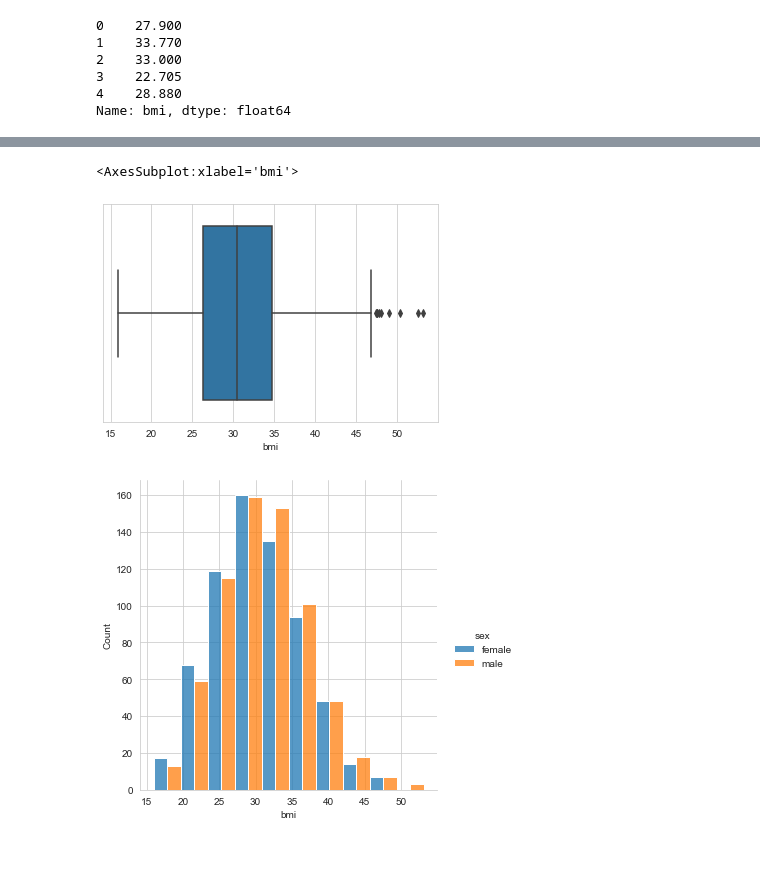
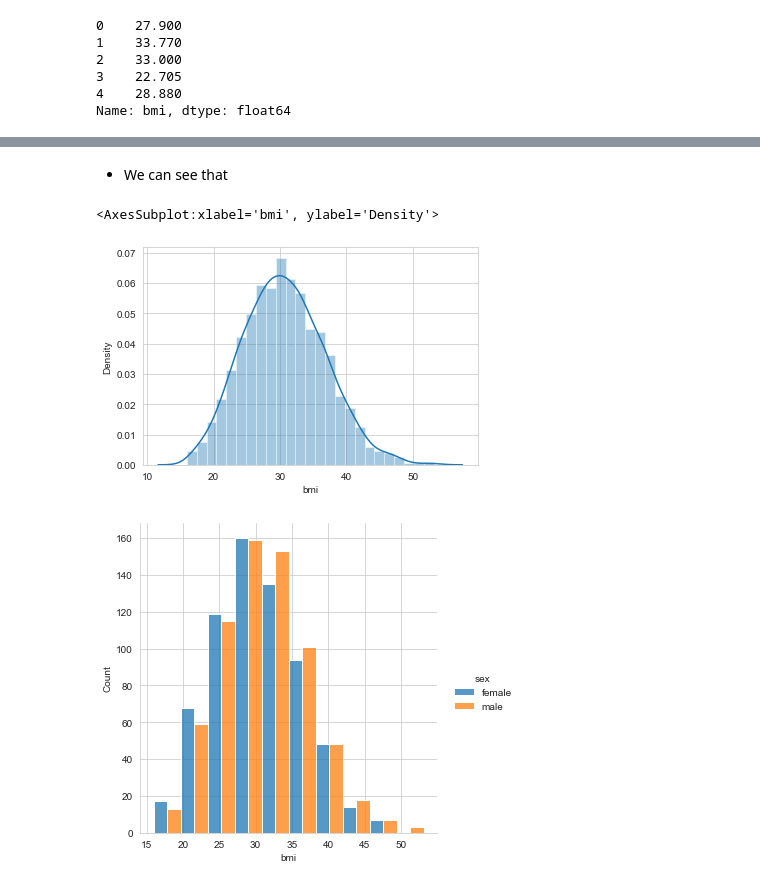
Before and after one commit to Thomas4Daniel/medical-insurance-cost-analysis, a Jupyter notebook: project.ipynb, the cells around one changed output, grey strips where cells are left out. Drawn from its saved outputs; the diff is of its cells as text; code cells hidden in the pictures; blank space fills up the shorter version.

Commit message:
Data Visualization and Data Preprocessing

```diff
--- a/project.ipynb
+++ b/project.ipynb
@@ -195,8 +201,10 @@ Name: bmi, dtype: float64
+# %% [markdown]
+- We can see that
 # %%
-sns.boxplot(data['bmi'])
+sns.distplot(data['bmi'])
 # %% [output]
-<AxesSubplot:xlabel='bmi'>
+<AxesSubplot:xlabel='bmi', ylabel='Density'>
-[figure, old version]
+[figure, new version]
 # %%
 sns.displot(data, x="bmi", hue="sex", multiple="dodge", bins = 10)
 plt.show()
```
Also changed, not shown: parts of 15 cells of this notebook.
